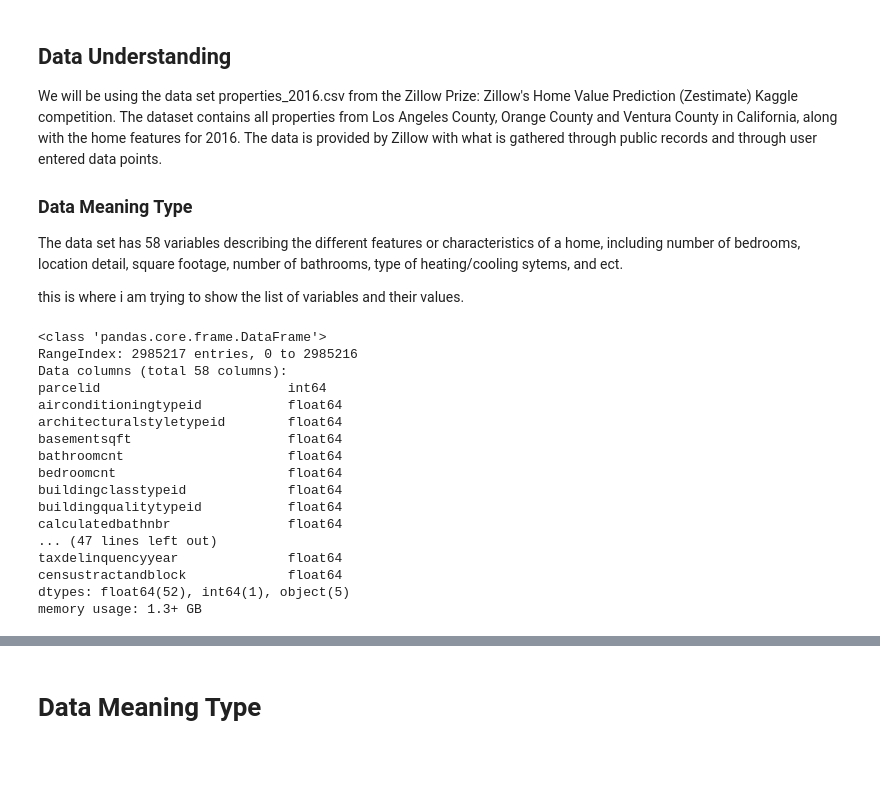
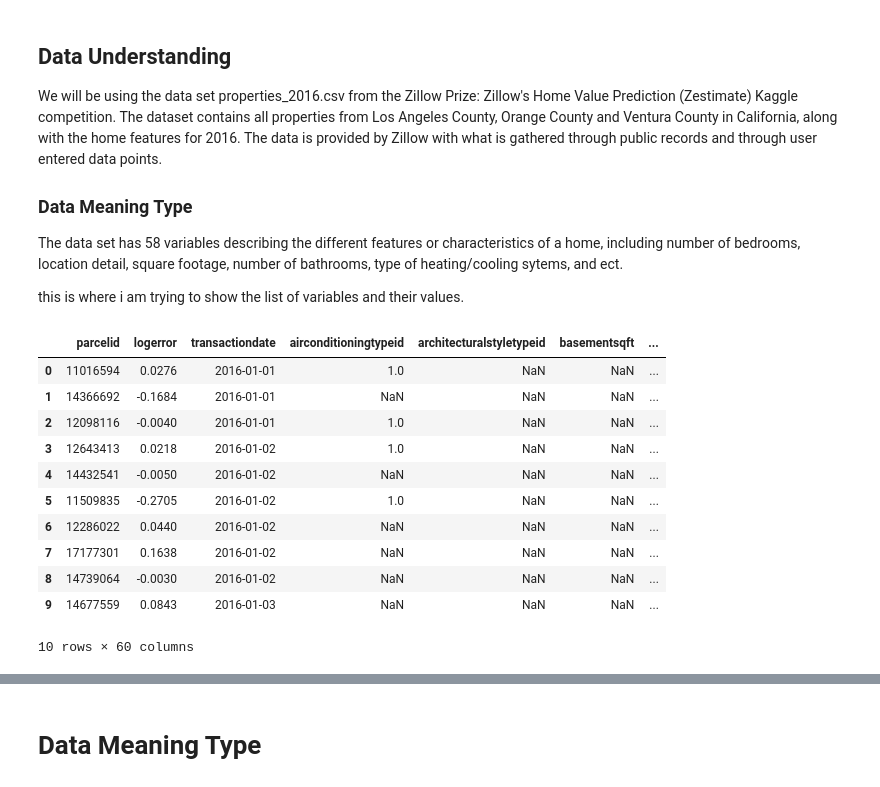
Before and after one commit to ChrisIrwin5620/Data-Mining-Group-Project, a Jupyter notebook: PythonCode/DataMiningProject_MD.ipynb, the cells around one changed output, grey strips where cells are left out. Saved outputs shown, nothing was run; the diff lists cells and outputs as text; code cells hidden in the pictures; blank space fills up the shorter version.

```diff
--- a/PythonCode/DataMiningProject_MD.ipynb
+++ b/PythonCode/DataMiningProject_MD.ipynb
@@ -22,54 +22,57 @@ this is where i am trying to show the list of variables and their values.
 # %%
 # Load Pandas library
 import pandas as pd
 
 #Load numpy library
 import numpy as np
 
 #import MatPlotLib
 import matplotlib as mpl
 
 #Import PyPlot in MatPlotLib
 import matplotlib.pyplot as plt
 
 #Import SciKitLearn decomposition PCA library
 from sklearn.decomposition import PCA
 
 #Import SciKitLearn dataset
 from sklearn import datasets as ds
 
 #Seaborn
 import seaborn as sb
 
 #Magics for inline code.
 %matplotlib inline
 
 #Create Zillow Data Frame using Read_CSV
 # read in the csv file
-#dfZillowData = pd.read_csv('/users/cmirwin/desktop/Smu Data Sets/Data Mining/ZillowData/Properties_2016.csv')
-dfZillowData = pd.read_csv('/Users/joshuaklein/Desktop/properties_2016.csv')
+dfZillowData = pd.read_csv('/users/cmirwin/desktop/Smu Data Sets/Data Mining/ZillowData/Properties_2016.csv')
+#dfZillowData = pd.read_csv('/Users/joshuaklein/Desktop/properties_2016.csv')
 #dfZillowData = pd.read_csv('/users/anna_frowein/Documents/SMU/Properties_2016.csv')
 #dfZillowData = pd.read_csv("C:/Users/hp/Desktop/SMU/Data Mining/Project/Data/properties_2016.csv")
+
+dfTrainingData = pd.read_csv('/users/cmirwin/desktop/Smu Data Sets/Data Mining/ZillowData/train_2016.csv')
+
+
+#Create new data set that contains both the data zillow and the data to train against
+dfFullTestData = pd.merge(dfTrainingData, dfZillowData, on='parcelid', how='left')
+
+#Remove 2.9 million records from memory
+del dfZillowData
+
+
+#Get the headers to ensure all columns are included.
+dfFullTestData.head(10)
+# %% [output]
+|  | parcelid | logerror | transactiondate | airconditioningtypeid | architecturalstyletypeid | basementsqft | ... |
+| 0 | 11016594 | 0.0276 | 2016-01-01 | 1.0 | NaN | NaN | ... |
+| 1 | 14366692 | -0.1684 | 2016-01-01 | NaN | NaN | NaN | ... |
+| 2 | 12098116 | -0.0040 | 2016-01-01 | 1.0 | NaN | NaN | ... |
+| 3 | 12643413 | 0.0218 | 2016-01-02 | 1.0 | NaN | NaN | ... |
+| 4 | 14432541 | -0.0050 | 2016-01-02 | NaN | NaN | NaN | ... |
+| 5 | 11509835 | -0.2705 | 2016-01-02 | 1.0 | NaN | NaN | ... |
+| 6 | 12286022 | 0.0440 | 2016-01-02 | NaN | NaN | NaN | ... |
+| 7 | 17177301 | 0.1638 | 2016-01-02 | NaN | NaN | NaN | ... |
+| 8 | 14739064 | -0.0030 | 2016-01-02 | NaN | NaN | NaN | ... |
+| 9 | 14677559 | 0.0843 | 2016-01-03 | NaN | NaN | NaN | ... |
+10 rows × 60 columns
-# %%
-#Show headers and first 10 records of the data set
-#pd.set_printoptions(max_columns=60)
-dfZillowData.head(10)
-dfZillowData.info()
-# %% [output]
-<class 'pandas.core.frame.DataFrame'>
-RangeIndex: 2985217 entries, 0 to 2985216
-Data columns (total 58 columns):
-parcelid                        int64
-airconditioningtypeid           float64
-architecturalstyletypeid        float64
-basementsqft                    float64
-bathroomcnt                     float64
-bedroomcnt                      float64
-buildingclasstypeid             float64
-buildingqualitytypeid           float64
-calculatedbathnbr               float64
-... (47 lines left out)
-taxdelinquencyyear              float64
-censustractandblock             float64
-dtypes: float64(52), int64(1), object(5)
-memory usage: 1.3+ GB
```
Also changed, not shown: parts of 5 cells of this notebook.
